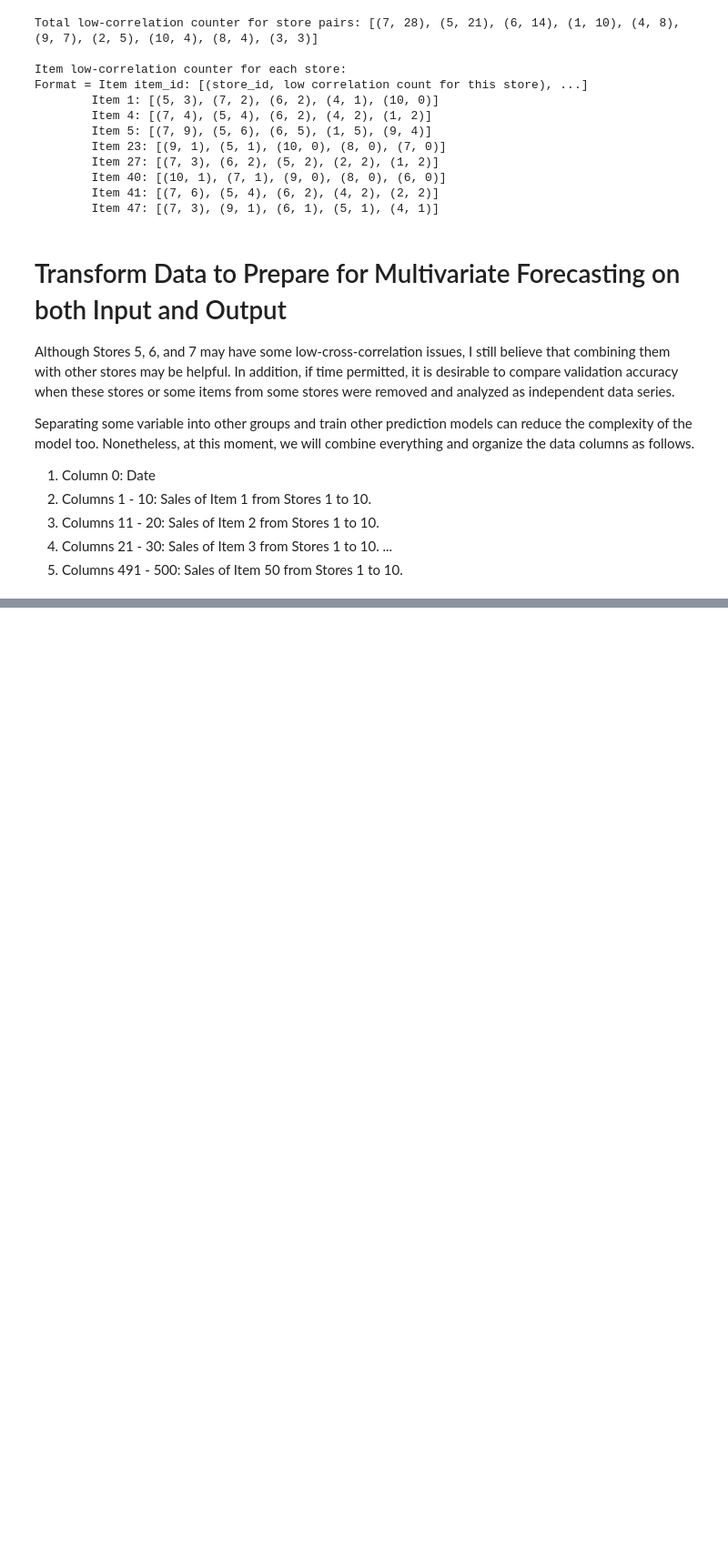
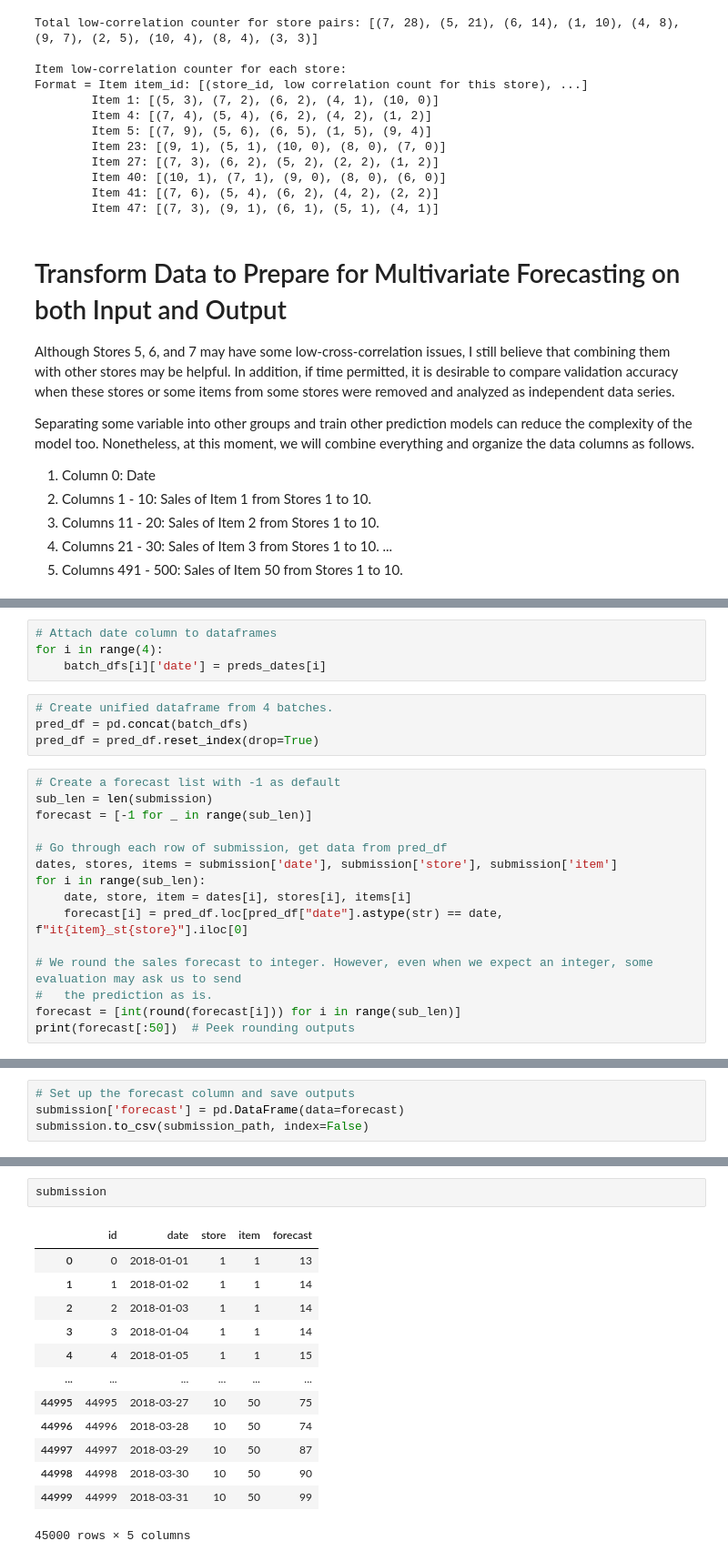
Before and after one commit to pinyotae/CycleNet, a Jupyter notebook: demand_forecast_main.ipynb, the cells around one changed output, grey strips where cells are left out. Shown at 91% size. Drawn from its saved outputs; the diff is of its cells as text; blank space fills up the shorter version.

```diff
--- a/demand_forecast_main.ipynb
+++ b/demand_forecast_main.ipynb
@@ -759,0 +851,23 @@ Merging Stores (Item focus): DONE
+# %%
+# Attach date column to dataframes
+for i in range(4):
+    batch_dfs[i]['date'] = preds_dates[i]
+# %%
+# Create unified dataframe from 4 batches.
+pred_df = pd.concat(batch_dfs)
+pred_df = pred_df.reset_index(drop=True)
+# %%
+# Create a forecast list with -1 as default
+sub_len = len(submission)
+forecast = [-1 for _ in range(sub_len)]
+
+# Go through each row of submission, get data from pred_df
+dates, stores, items = submission['date'], submission['store'], submission['item']
+for i in range(sub_len):
+    date, store, item = dates[i], stores[i], items[i]
+    forecast[i] = pred_df.loc[pred_df["date"].astype(str) == date, f"it{item}_st{store}"].iloc[0]
+
+# We round the sales forecast to integer. However, even when we expect an integer, some evaluation may ask us to send
+#   the prediction as is.
+forecast = [int(round(forecast[i])) for i in range(sub_len)]
+print(forecast[:50])  # Peek rounding outputs
@@ -759,0 +876,4 @@ Merging Stores (Item focus): DONE
+# %%
+# Set up the forecast column and save outputs
+submission['forecast'] = pd.DataFrame(data=forecast)
+submission.to_csv(submission_path, index=False)
@@ -759,0 +903,16 @@ Merging Stores (Item focus): DONE
+# %%
+submission
+# %% [output]
+|  | id | date | store | item | forecast |
+| 0 | 0 | 2018-01-01 | 1 | 1 | 13 |
+| 1 | 1 | 2018-01-02 | 1 | 1 | 14 |
+| 2 | 2 | 2018-01-03 | 1 | 1 | 14 |
+| 3 | 3 | 2018-01-04 | 1 | 1 | 14 |
+| 4 | 4 | 2018-01-05 | 1 | 1 | 15 |
+| ... | ... | ... | ... | ... | ... |
+| 44995 | 44995 | 2018-03-27 | 10 | 50 | 75 |
+| 44996 | 44996 | 2018-03-28 | 10 | 50 | 74 |
+| 44997 | 44997 | 2018-03-29 | 10 | 50 | 87 |
+| 44998 | 44998 | 2018-03-30 | 10 | 50 | 90 |
+| 44999 | 44999 | 2018-03-31 | 10 | 50 | 99 |
+45000 rows × 5 columns
```
Also changed, not shown: parts of 21 cells of this notebook, 1 other file.
